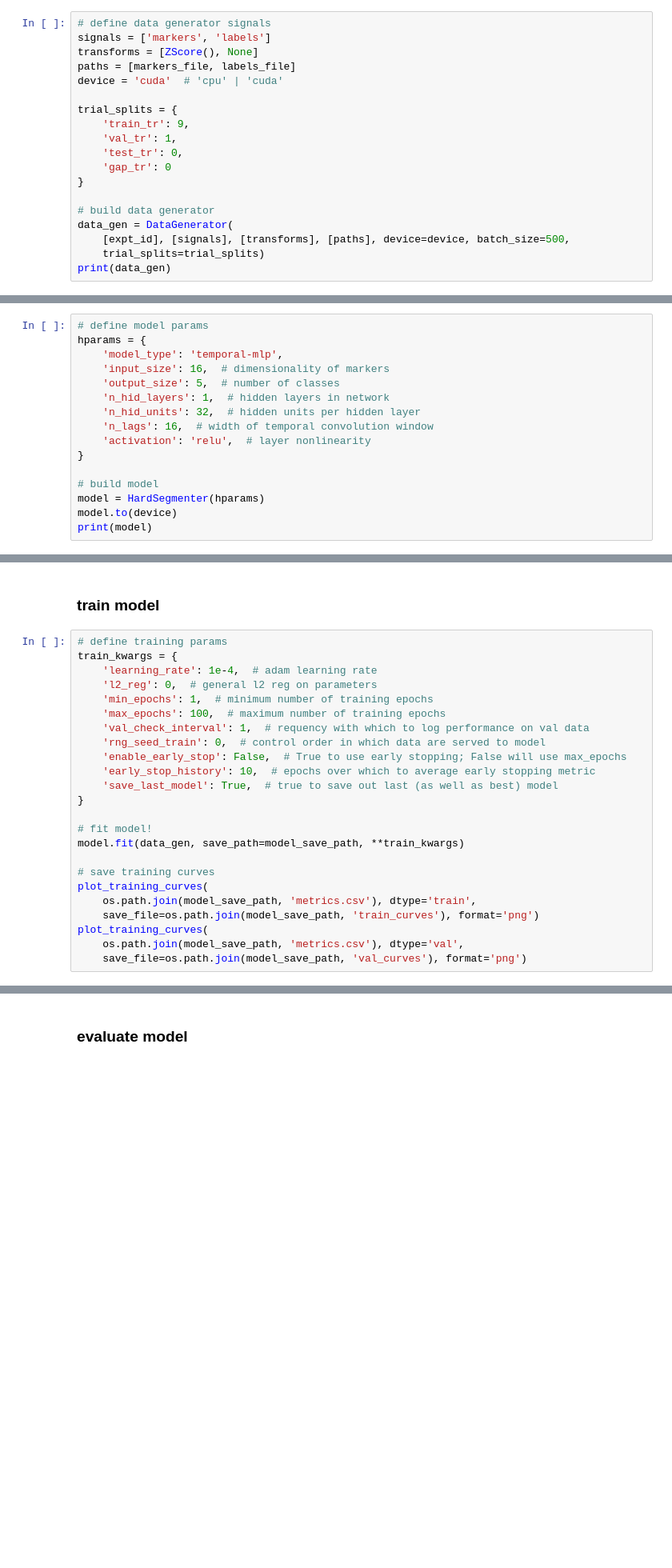
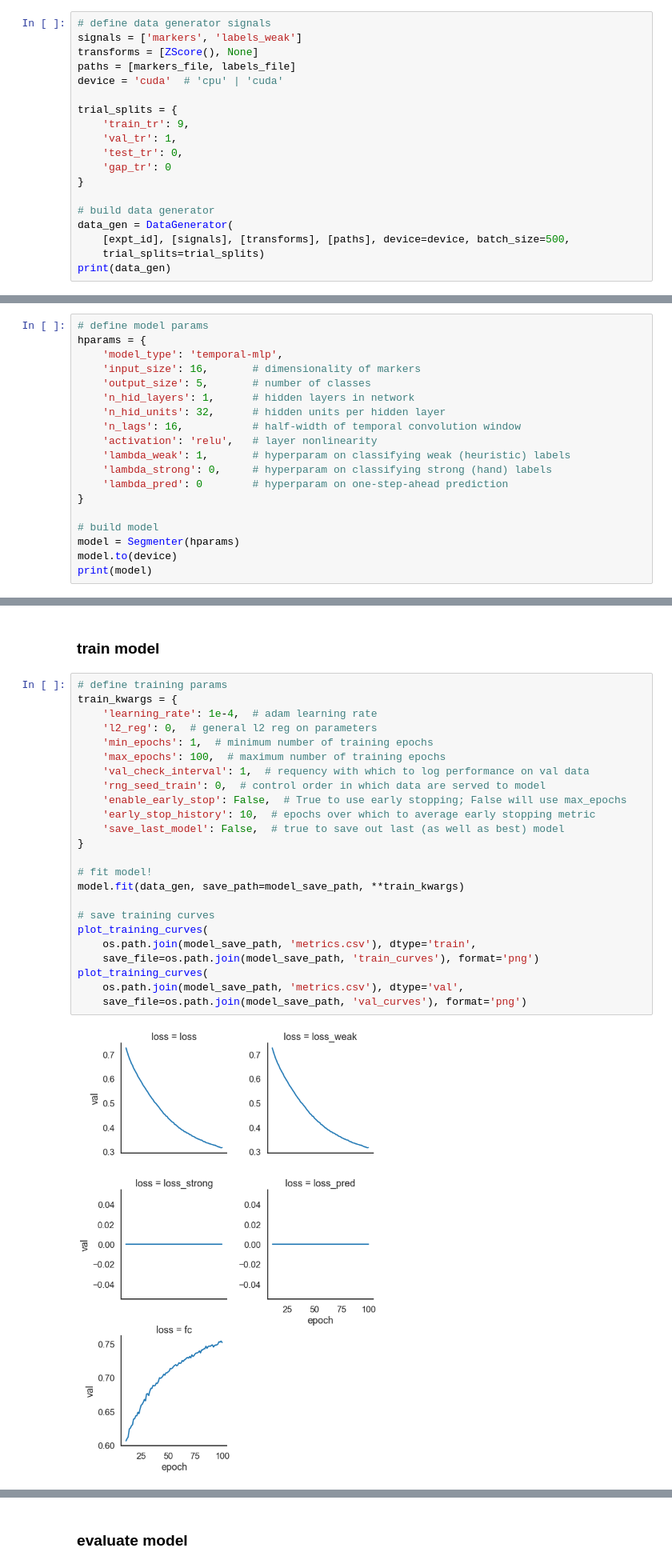
Before and after one commit to themattinthehatt/daart, a Jupyter notebook: examples/demo.ipynb, the cells around one changed output, grey strips where cells are left out. Shown at 80% size. Cells and saved outputs as stored; diff of their text form; blank space fills up the shorter version.

Commit message:
temporal mlp refactoring (plus updated example)

```diff
--- a/examples/demo.ipynb
+++ b/examples/demo.ipynb
@@ -27,7 +27,7 @@ model_save_path = '/media/mattw/fly/behavior/daart-demo'
 ### build data generator
 # %%
 # define data generator signals
-signals = ['markers', 'labels']
+signals = ['markers', 'labels_weak']
 transforms = [ZScore(), None]
 paths = [markers_file, labels_file]
 device = 'cuda'  # 'cpu' | 'cuda'
@@ -56,15 +66,18 @@ print(data['labels'].shape)
 # define model params
 hparams = {
     'model_type': 'temporal-mlp',
-    'input_size': 16,  # dimensionality of markers
-    'output_size': 5,  # number of classes
-    'n_hid_layers': 1,  # hidden layers in network
-    'n_hid_units': 32,  # hidden units per hidden layer
-    'n_lags': 16,  # width of temporal convolution window
-    'activation': 'relu',  # layer nonlinearity
+    'input_size': 16,       # dimensionality of markers
+    'output_size': 5,       # number of classes
+    'n_hid_layers': 1,      # hidden layers in network
+    'n_hid_units': 32,      # hidden units per hidden layer
+    'n_lags': 16,           # half-width of temporal convolution window
+    'activation': 'relu',   # layer nonlinearity
+    'lambda_weak': 1,       # hyperparam on classifying weak (heuristic) labels
+    'lambda_strong': 0,     # hyperparam on classifying strong (hand) labels
+    'lambda_pred': 0        # hyperparam on one-step-ahead prediction
 }
 
 # build model
-model = HardSegmenter(hparams)
+model = Segmenter(hparams)
 model.to(device)
 print(model)
@@ -73,24 +95,26 @@ print(model)
 # %%
 # define training params
 train_kwargs = {
     'learning_rate': 1e-4,  # adam learning rate
     'l2_reg': 0,  # general l2 reg on parameters
     'min_epochs': 1,  # minimum number of training epochs
     'max_epochs': 100,  # maximum number of training epochs
     'val_check_interval': 1,  # requency with which to log performance on val data
     'rng_seed_train': 0,  # control order in which data are served to model
     'enable_early_stop': False,  # True to use early stopping; False will use max_epochs
     'early_stop_history': 10,  # epochs over which to average early stopping metric
-    'save_last_model': True,  # true to save out last (as well as best) model
+    'save_last_model': False,  # true to save out last (as well as best) model
 }
 
 # fit model!
 model.fit(data_gen, save_path=model_save_path, **train_kwargs)
 
 # save training curves
 plot_training_curves(
     os.path.join(model_save_path, 'metrics.csv'), dtype='train',
     save_file=os.path.join(model_save_path, 'train_curves'), format='png')
 plot_training_curves(
     os.path.join(model_save_path, 'metrics.csv'), dtype='val',
     save_file=os.path.join(model_save_path, 'val_curves'), format='png')
+# %% [output]
+[figure, added]
```
Also changed, not shown: parts of 7 cells of this notebook, 3 other files.
